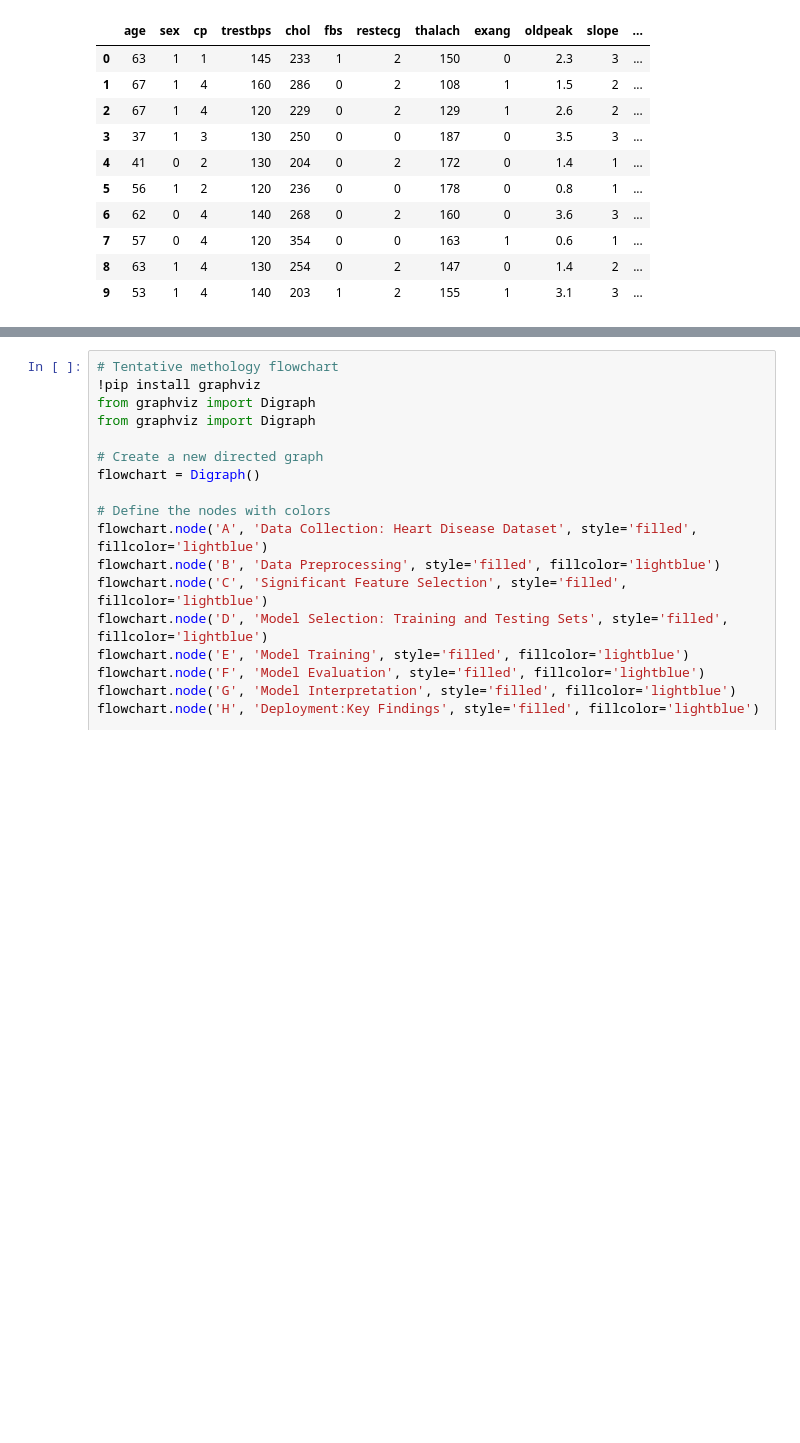
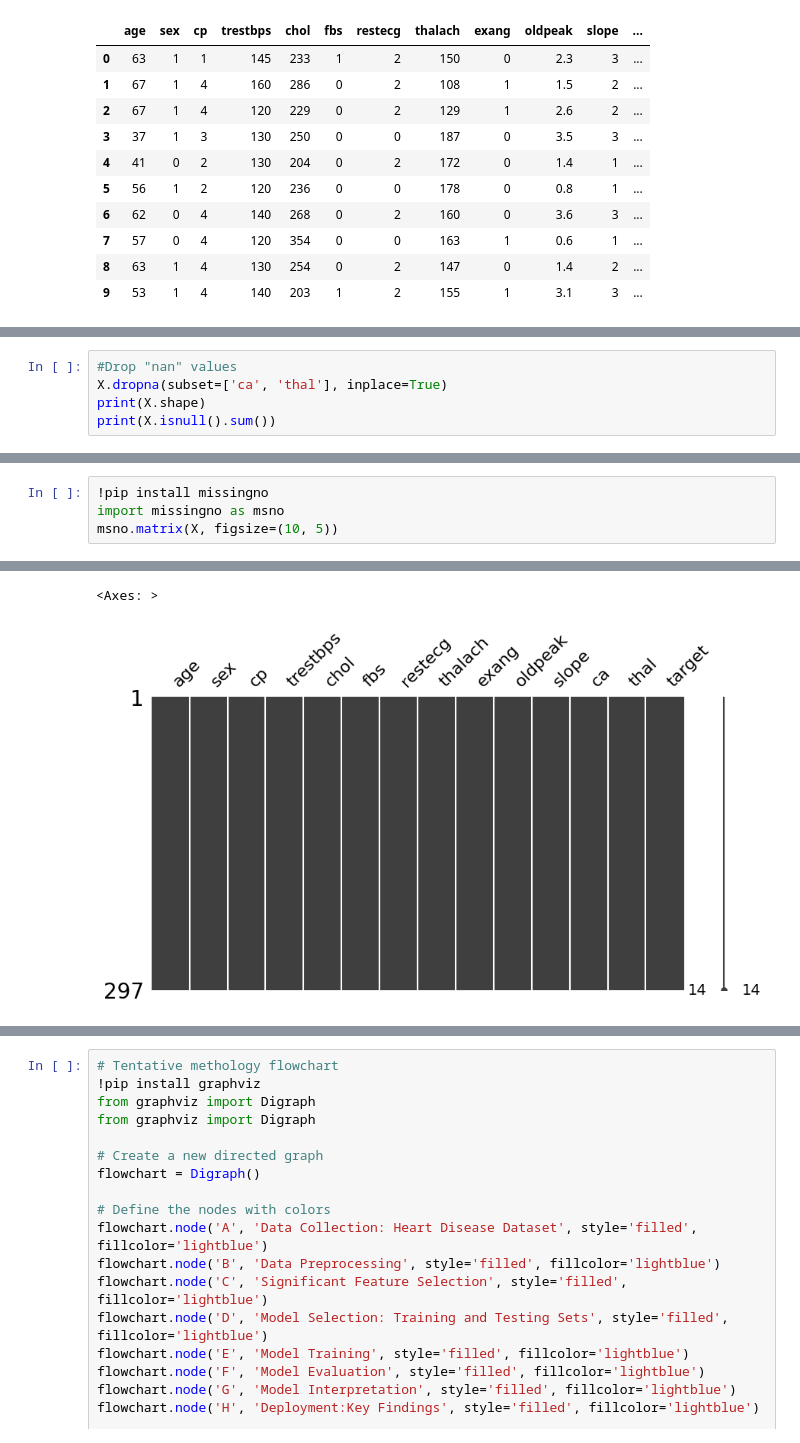
Before and after one commit to AdamTMU/CIND820, a Jupyter notebook: Capstone_Project_CIND820.ipynb, the cells around one changed output, grey strips where cells are left out. Drawn from its saved outputs; the diff is of its cells as text; blank space fills up the shorter version.

```diff
--- a/Capstone_Project_CIND820.ipynb
+++ b/Capstone_Project_CIND820.ipynb
@@ -80,0 +84,5 @@ heart_disease.data.features.head(10)
+# %%
+#Drop "nan" values
+X.dropna(subset=['ca', 'thal'], inplace=True)
+print(X.shape)
+print(X.isnull().sum())
@@ -80,0 +106,5 @@ heart_disease.data.features.head(10)
+# %%
+!pip install missingno
+import missingno as msno
+msno.matrix(X, figsize=(10, 5))
+# %% [output]
@@ -81,3 +128,5 @@ heart_disease.data.features.head(10)
+<Axes: >
+[figure, added]
 # %%
 # Descriptive statistics for features
 descriptive_stats = X.describe(include='all')
```
Also changed, not shown: parts of 9 cells of this notebook.
